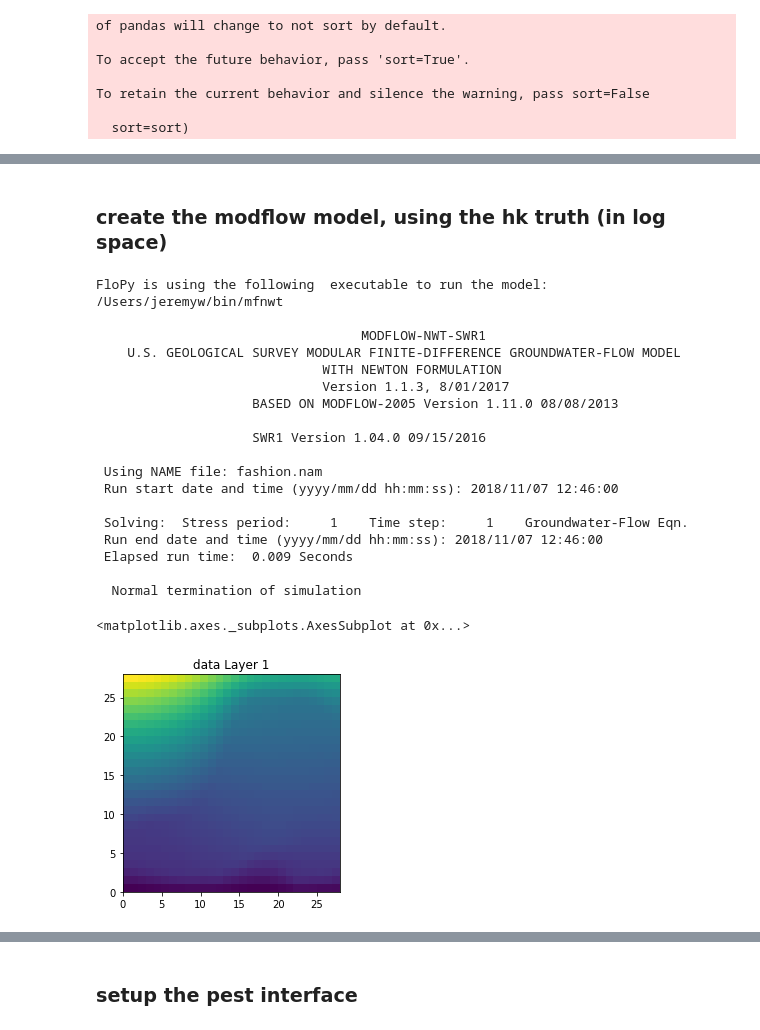
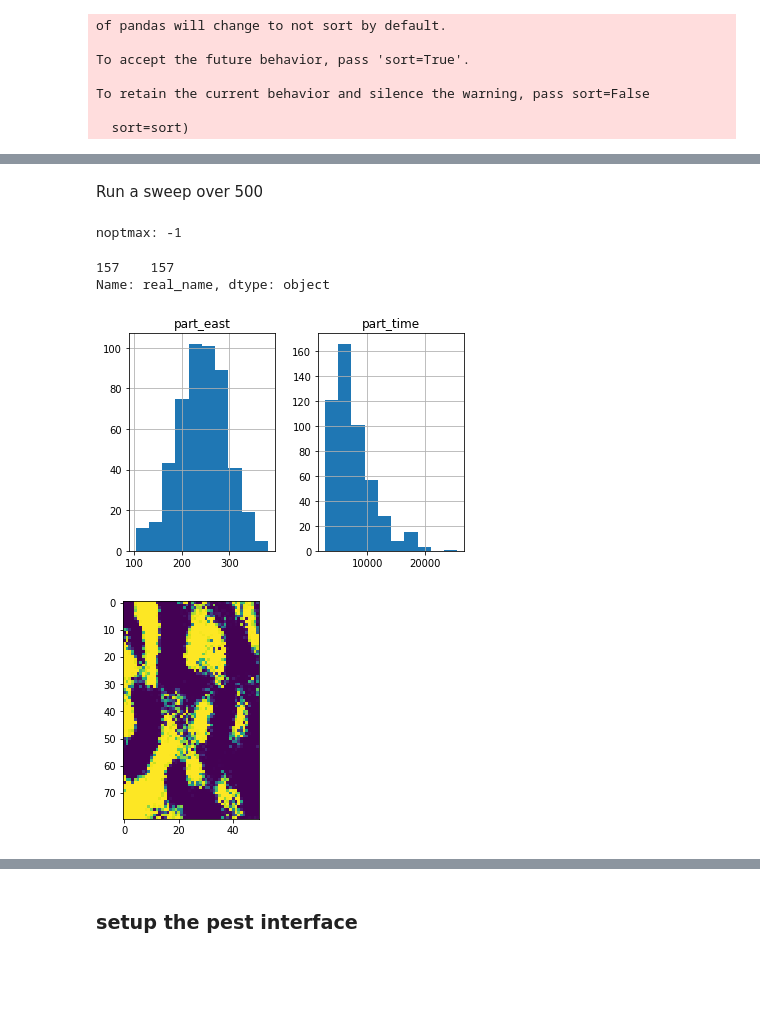
Before and after one commit to jtwhite79/box_compare, a Jupyter notebook: explore_gan_as_pars.ipynb, the cells around one changed output, grey strips where cells are left out. Drawn from its saved outputs; the diff is of its cells as text; code cells hidden in the pictures; blank space fills up the shorter version.

```diff
--- a/explore_gan_as_pars.ipynb
+++ b/explore_gan_as_pars.ipynb
@@ -149,39 +140,35 @@ truth_vec.shape
-# %% [markdown]
-### create the modflow model, using the hk truth (in log space)
-# %%
-
-m = flopy.modflow.Modflow("fashion",model_ws="temp",exe_name="mfnwt",version="mfnwt")
-d = flopy.modflow.ModflowDis(m,nrow=nrow,ncol=ncol,nlay=1,delr=1,delc=1,top=10,botm=0)
-b = flopy.modflow.ModflowBas(m,strt=10)
-u = flopy.modflow.ModflowUpw(m,hk=10**truth_vec)
-n = flopy.modflow.ModflowNwt(m)
-o = flopy.modflow.ModflowOc(m,stress_period_data={(0,0):["save head", "save budget"]})
-wel_data = [[0,0,j,10.0] for j in range(ncol)]
-w = flopy.modflow.ModflowWel(m,stress_period_data=wel_data)
-riv_data = [[0,nrow-1,j,5,10,0] for j in range(ncol)]
-r = flopy.modflow.ModflowRiv(m,stress_period_data=riv_data)
-m.write_input()
-m.run_model()
-hds = flopy.utils.HeadFile(os.path.join(m.model_ws,m.name+".hds"))
-hds.plot()
-# %% [output]
-FloPy is using the following  executable to run the model: /Users/jeremyw/bin/mfnwt
-
-                                  MODFLOW-NWT-SWR1
-    U.S. GEOLOGICAL SURVEY MODULAR FINITE-DIFFERENCE GROUNDWATER-FLOW MODEL
-                             WITH NEWTON FORMULATION
-                             Version 1.1.3, 8/01/2017
-                    BASED ON MODFLOW-2005 Version 1.11.0 08/08/2013
-
-                    SWR1 Version 1.04.0 09/15/2016
-
- Using NAME file: fashion.nam
- Run start date and time (yyyy/mm/dd hh:mm:ss): 2018/11/07 12:46:00
-
- Solving:  Stress period:     1    Time step:     1    Groundwater-Flow Eqn.
- Run end date and time (yyyy/mm/dd hh:mm:ss): 2018/11/07 12:46:00
- Elapsed run time:  0.009 Seconds
-
-  Normal termination of simulation
-<matplotlib.axes._subplots.AxesSubplot at 0x...>
-[figure, removed]
+# %% [markdown]
+Run a sweep over 500
+# %%
+pst.control_data.noptmax = -1
+pst.pestpp_options = {"ies_num_reals":500,"par_sigma_range":8.0}
+pst.write(os.path.join(model_ws,"new_gan.pst"))
+m_d = "master_gan_sweep"
+pyemu.os_utils.start_slaves(model_ws,"pestpp-ies","new_gan.pst",num_slaves=20,port=4020,master_dir=m_d)
+# %% [output]
+noptmax: -1
+# %%
+oe = pd.read_csv(os.path.join(m_d,"new_gan.0.obs.csv"))
+oe.columns = oe.columns.str.lower()
+pe = pd.read_csv(os.path.join(m_d,"new_gan.0.par.csv"))
+pe.columns = pe.columns.str.lower()
+
+oe.loc[:,["part_time","part_east"]].hist()
+oe.loc[oe.part_east==oe.part_east.min(),["part_time","part_east"]]
+truth_real = oe.loc[oe.part_east==oe.part_east.min(),"real_name"]
+truth_real
+# %% [output]
+157    157
+Name: real_name, dtype: object
+[figure, added]
+# %%
+obs = pst.observation_data
+hk_obs = obs.loc[obs.obsnme.apply(lambda x: x.startswith("hk")),["obsnme"]]
+hk_obs.loc[:,'i'] = hk_obs.obsnme.apply(lambda x: int(x.split('_')[1]))
+hk_obs.loc[:,'j'] = hk_obs.obsnme.apply(lambda x: int(x.split('_')[2]))
+arr = np.zeros((nrow,ncol))
+arr[hk_obs.i,hk_obs.j] = oe.loc[truth_real,hk_obs.obsnme]
+plt.imshow(arr)
+truth_arr = arr
+# %% [output]
+[figure, added]
```
Also changed, not shown: parts of 43 cells of this notebook.
